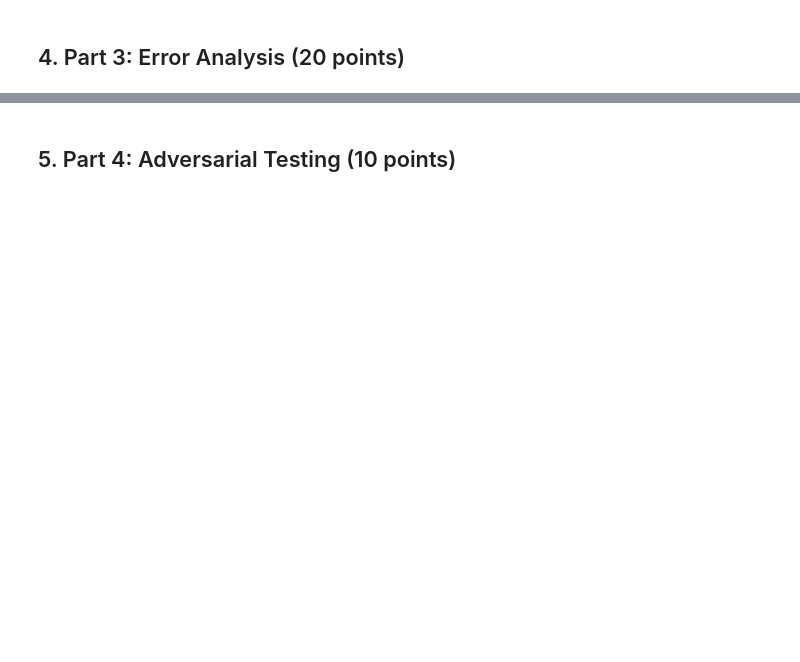
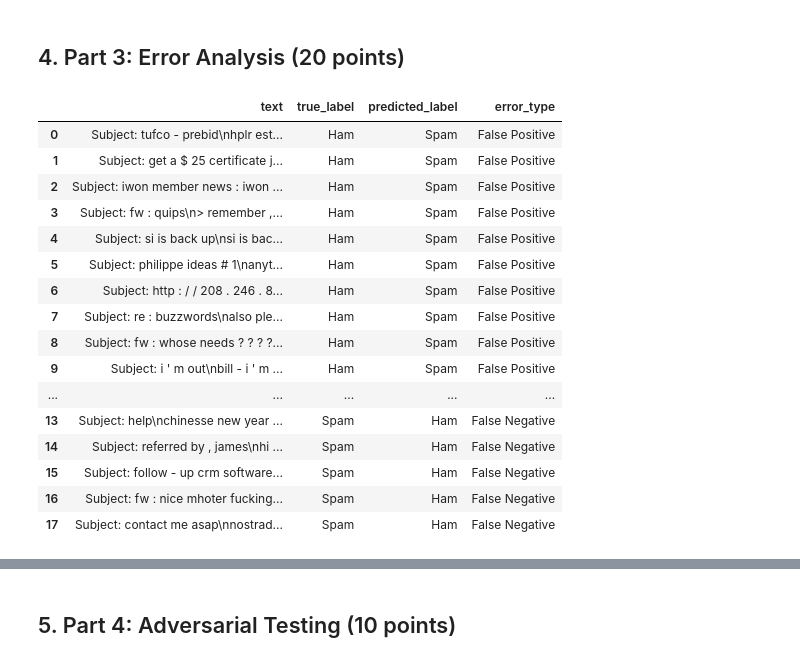
Before and after one commit to Ahmad5345/Astar-Maze-solver, a Jupyter notebook: Assignment2_SPAM_Classifier.ipynb, the cells around one changed output, grey strips where cells are left out. Cells and saved outputs as stored; diff of their text form; code cells hidden in the pictures; blank space fills up the shorter version.

```diff
--- a/Assignment2_SPAM_Classifier.ipynb
+++ b/Assignment2_SPAM_Classifier.ipynb
@@ -514,0 +1087,32 @@ print(f"p-value:     {p_value:.4e}")
+# %%
+# -------------------------
+# Collect misclassifications for the ensemble model
+# -------------------------
+# The ensemble is treated as the primary system of interest,
+# so we analyze its failure cases in detail.
+# This call extracts up to 10 false positives and 10 false negatives
+# from the held-out test set.
+
+ensemble_errors = collect_misclassifications(
+    X_test, y_test, ensemble_preds, max_per_type=10
+)
+
+display(ensemble_errors)
+# %% [output]
+|  | text | true_label | predicted_label | error_type |
+| 0 | Subject: tufco - prebid\nhplr est... | Ham | Spam | False Positive |
+| 1 | Subject: get a $ 25 certificate j... | Ham | Spam | False Positive |
+| 2 | Subject: iwon member news : iwon ... | Ham | Spam | False Positive |
+| 3 | Subject: fw : quips\n> remember ,... | Ham | Spam | False Positive |
+| 4 | Subject: si is back up\nsi is bac... | Ham | Spam | False Positive |
+| 5 | Subject: philippe ideas # 1\nanyt... | Ham | Spam | False Positive |
+| 6 | Subject: http : / / 208 . 246 . 8... | Ham | Spam | False Positive |
+| 7 | Subject: re : buzzwords\nalso ple... | Ham | Spam | False Positive |
+| 8 | Subject: fw : whose needs ? ? ? ?... | Ham | Spam | False Positive |
+| 9 | Subject: i ' m out\nbill - i ' m ... | Ham | Spam | False Positive |
+| ... | ... | ... | ... | ... |
+| 13 | Subject: help\nchinesse new year ... | Spam | Ham | False Negative |
+| 14 | Subject: referred by , james\nhi ... | Spam | Ham | False Negative |
+| 15 | Subject: follow - up crm software... | Spam | Ham | False Negative |
+| 16 | Subject: fw : nice mhoter fucking... | Spam | Ham | False Negative |
+| 17 | Subject: contact me asap\nnostrad... | Spam | Ham | False Negative |
```
Also changed, not shown: parts of 63 cells of this notebook.
